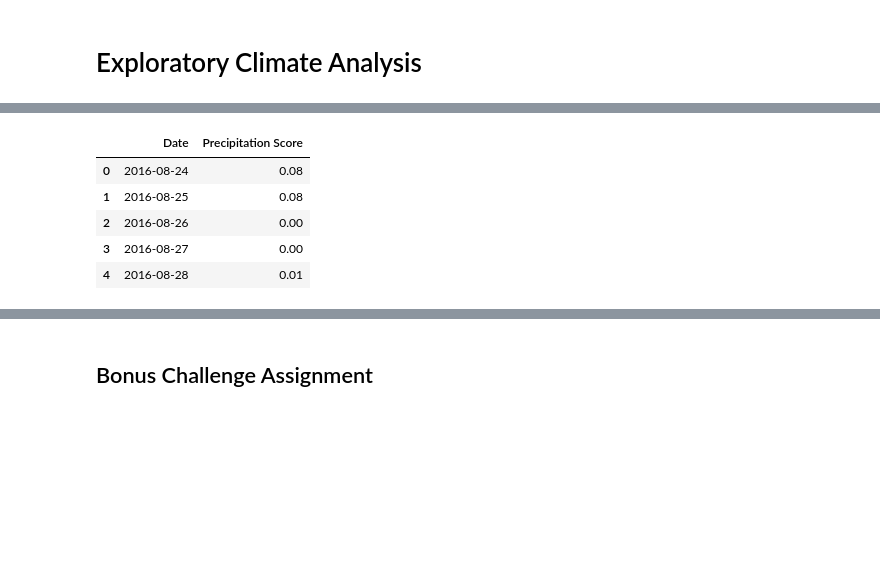
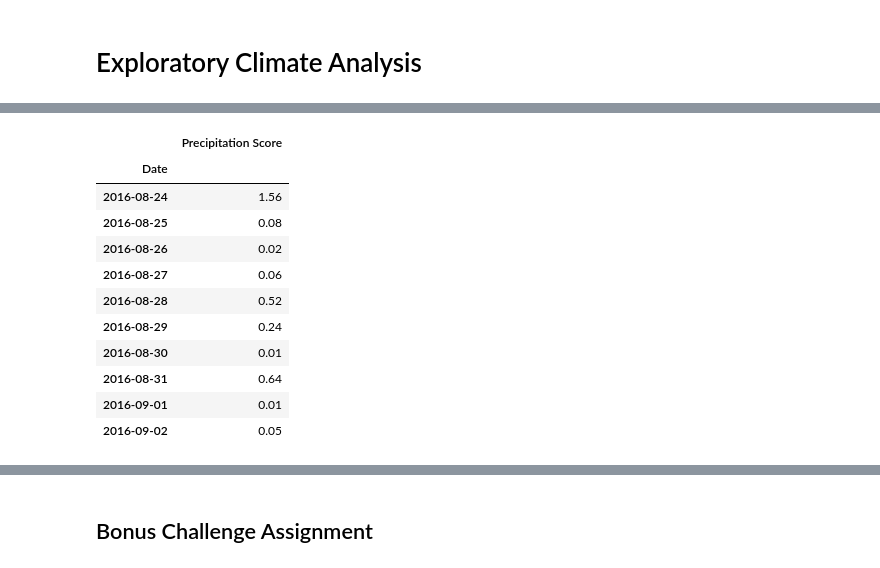
Before and after one commit to cveras33/climate-analysis-exploration, a Jupyter notebook: climate_starter.ipynb, the cells around one changed output, grey strips where cells are left out. Saved outputs shown, nothing was run; the diff lists cells and outputs as text; code cells hidden in the pictures; blank space fills up the shorter version.

```diff
--- a/climate_starter.ipynb
+++ b/climate_starter.ipynb
@@ -62,28 +62,38 @@ first_row_s.__dict__
 # %%
 # Design a query to retrieve the last 12 months of precipitation data and plot the results
 last_12mo_precip = session.query(Measurement.date).order_by(Measurement.date.desc()).first()
 
 last_data_point = last_12mo_precip[0]
 
 # Calculate the date 1 year ago from the last data point in the database
 year_from_last_data_point = dt.datetime.strptime(last_data_point, "%Y-%m-%d") - dt.timedelta(days = 365)
 
 # Perform a query to retrieve the data and precipitation scores
 data_precrip_scores = session.query(Measurement.date, Measurement.prcp). \
     filter(Measurement.date >= year_from_last_data_point).all()
 
 # Save the query results as a Pandas DataFrame and set the index to the date column
 data_precrip_scores_df = pd.DataFrame(data_precrip_scores, columns = ['Date', 'Precipitation Score'])
+data_precrip_scores_df = data_precrip_scores_df.dropna()
+
+data_precrip_scores_df = data_precrip_scores_df.set_index('Date')
 
 # Sort the dataframe by date
-data_precrip_scores_df.sort_values(by = 'Date')
-data_precrip_scores_df.head()
+data_precrip_scores_df = data_precrip_scores_df.sort_values(by = 'Date')
 
-# Use Pandas Plotting with Matplotlib to plot the data
+data_precrip_scores_df = data_precrip_scores_df.groupby(data_precrip_scores_df.index).mean().round(2)
+
+data_precrip_scores_df.head(10)
 # %% [output]
-|  | Date | Precipitation Score |
-| 0 | 2016-08-24 | 0.08 |
-| 1 | 2016-08-25 | 0.08 |
-| 2 | 2016-08-26 | 0.00 |
-| 3 | 2016-08-27 | 0.00 |
-| 4 | 2016-08-28 | 0.01 |
+|  | Precipitation Score |
+| Date |  |
+| 2016-08-24 | 1.56 |
+| 2016-08-25 | 0.08 |
+| 2016-08-26 | 0.02 |
+| 2016-08-27 | 0.06 |
+| 2016-08-28 | 0.52 |
+| 2016-08-29 | 0.24 |
+| 2016-08-30 | 0.01 |
+| 2016-08-31 | 0.64 |
+| 2016-09-01 | 0.01 |
+| 2016-09-02 | 0.05 |
```
Also changed, not shown: parts of 6 cells of this notebook, 1 other file.
